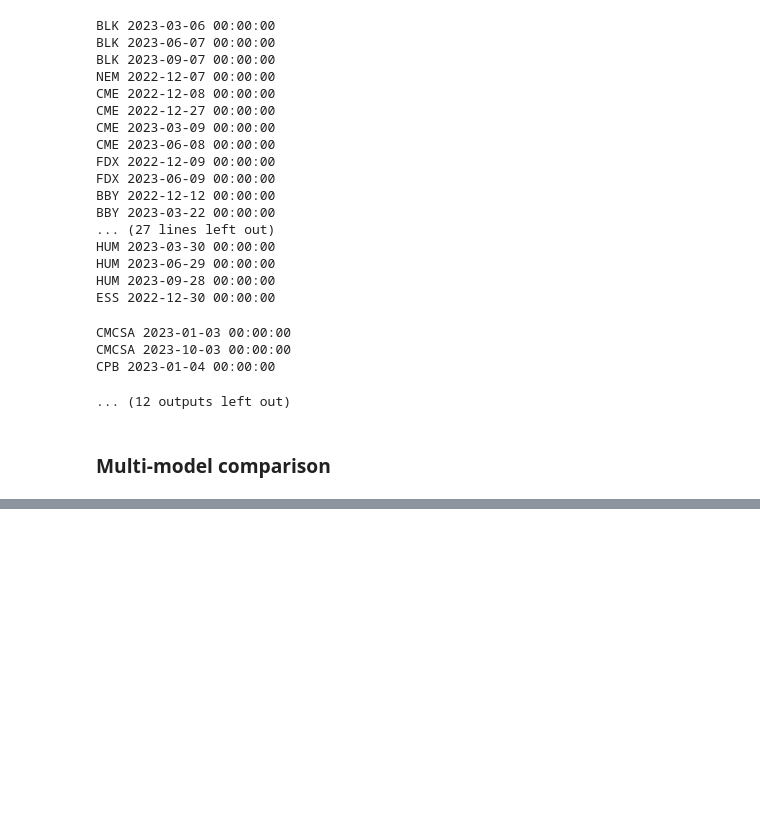
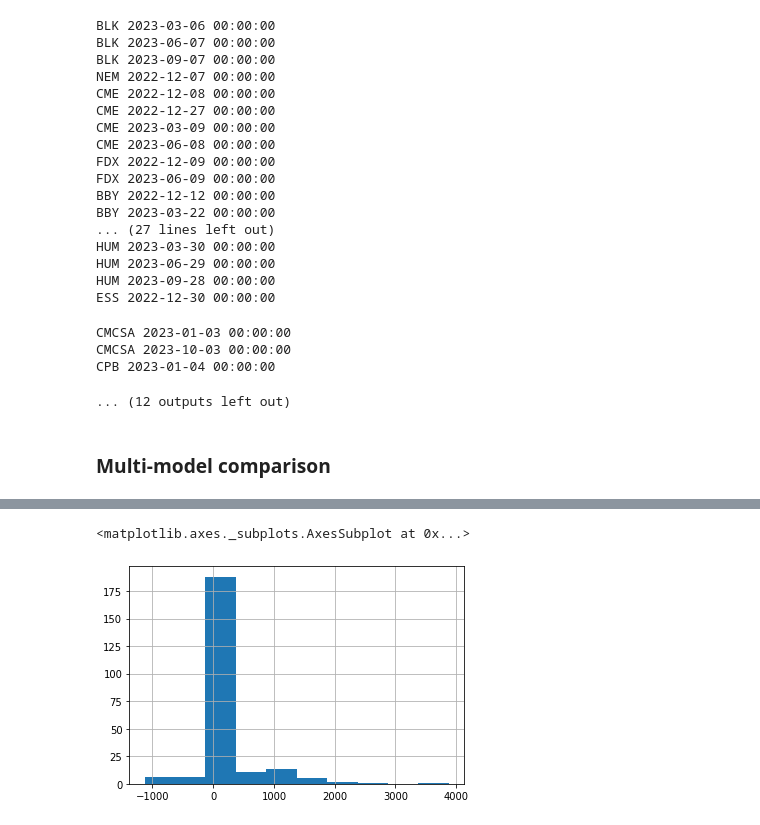
Before and after one commit to dhruvst/cs236pro, a Jupyter notebook: Dividend EDA.ipynb, the cells around one changed output, grey strips where cells are left out. Cells and saved outputs as stored; diff of their text form; code cells hidden in the pictures; blank space fills up the shorter version.

```diff
--- a/Dividend EDA.ipynb
+++ b/Dividend EDA.ipynb
@@ -555,0 +864,5 @@ See the caveats in the documentation: https://pandas.pydata.org/pandas-docs/stab
+# %%
+d_results['dvae'].profit.hist()
+# %% [output]
+<matplotlib.axes._subplots.AxesSubplot at 0x...>
+[figure, added]
```
Also changed, not shown: parts of 18 cells of this notebook, 43 other files.
